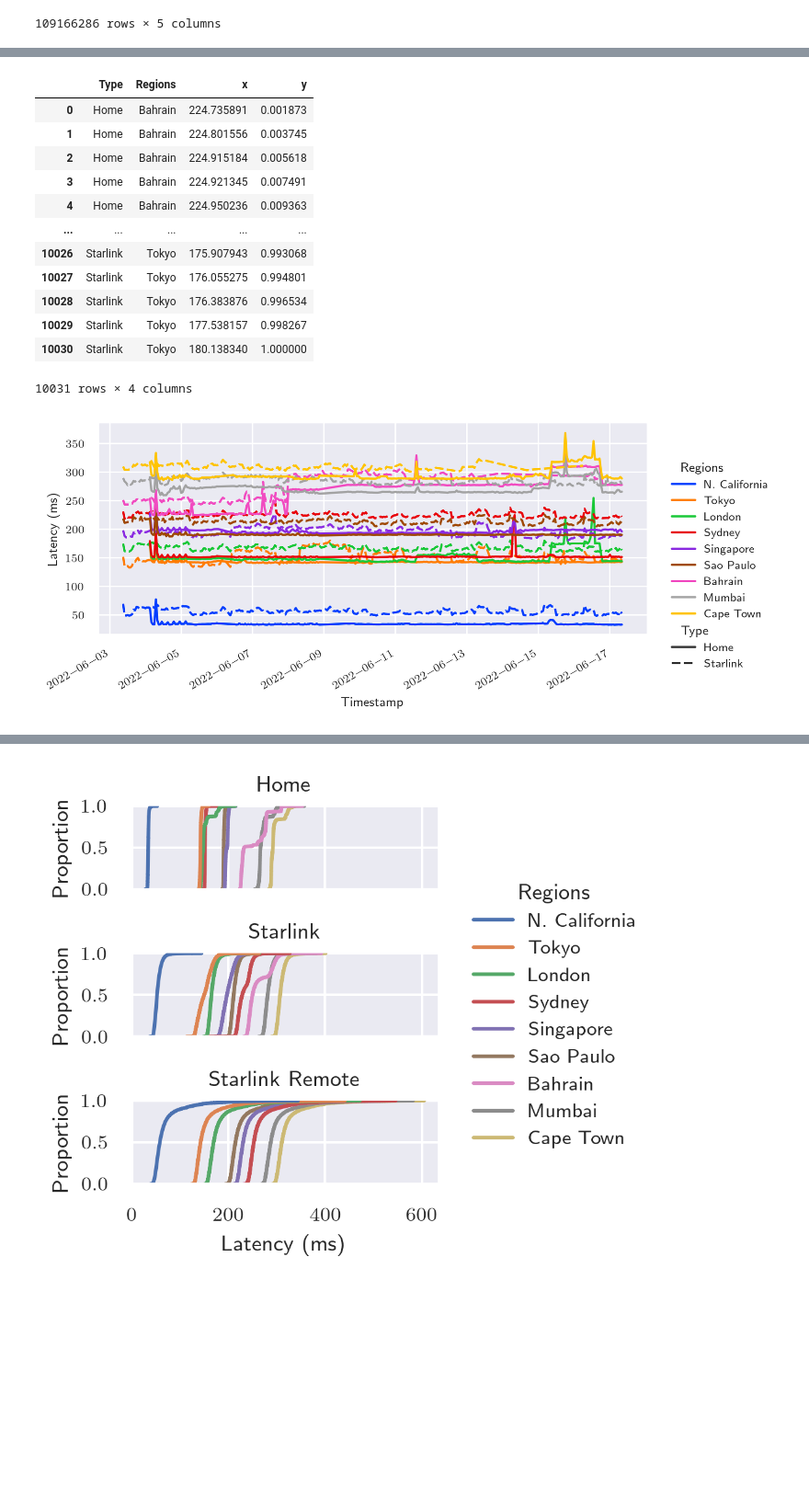
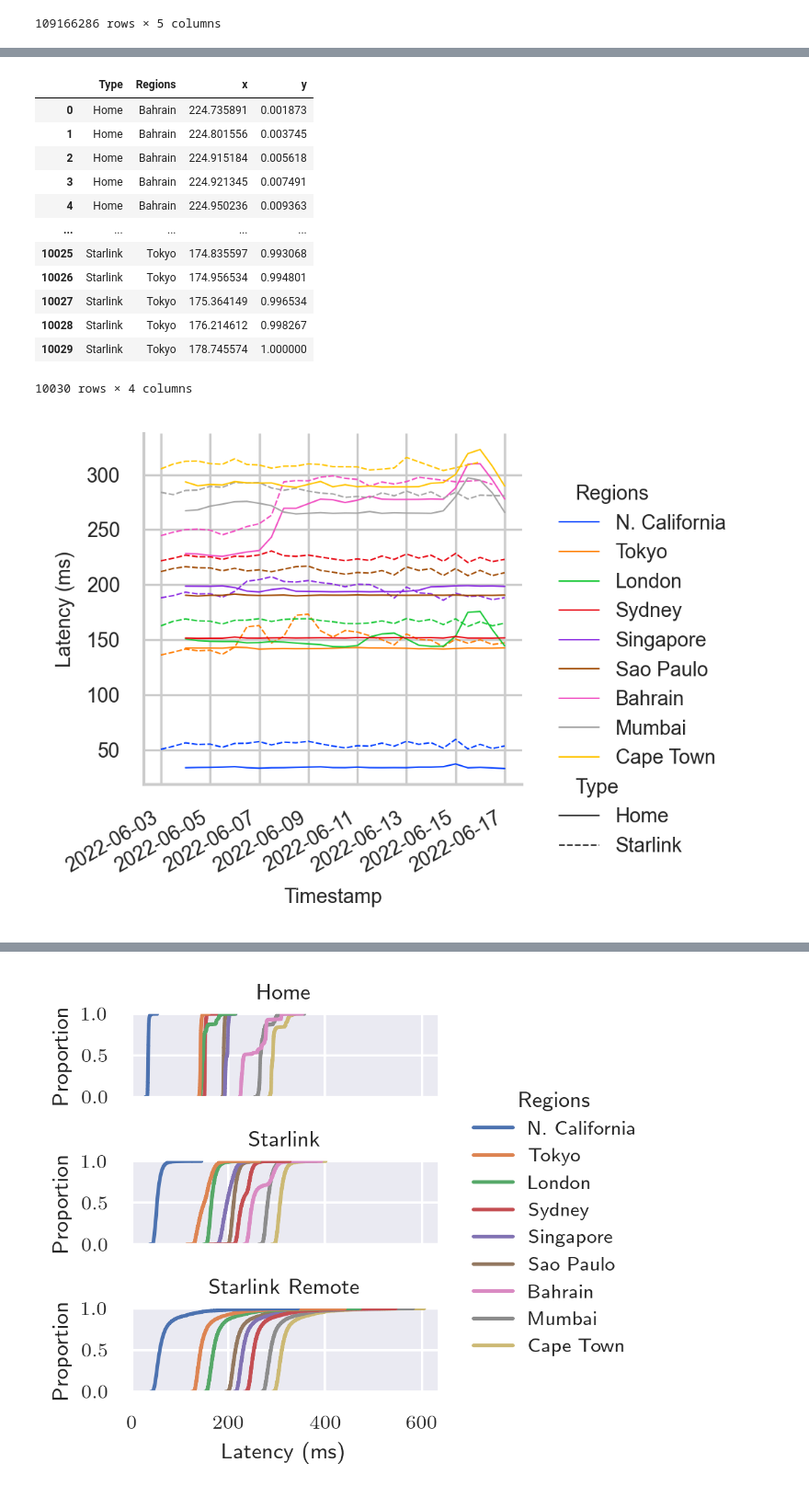
Before and after one commit to Starlink-Measurement/starlink-plot, a Jupyter notebook: plot_ping.ipynb, the cells around one changed output, grey strips where cells are left out. Shown at 92% size. Saved outputs shown, nothing was run; the diff lists cells and outputs as text; code cells hidden in the pictures; blank space fills up the shorter version.

Commit message:
Update plots to look better for a scientific paper

```diff
--- a/plot_ping.ipynb
+++ b/plot_ping.ipynb
@@ -65,13 +76,13 @@ src_dirs
 # %%
-plot_params = common.plot_params
+plot_params = common.plot_params.copy()
 plot_params['figure.figsize'] = (7.16, 4)
 plot_params['figure.dpi'] = 300
 #matplotlib.rcParams.update(plot_params)
 
-sns_params = common.sns_params
+sns_params = common.sns_params.copy()
 sns_params['figure.figsize'] = (7.16, 4)
 sns_params['figure.dpi'] = 300
-#sns_params['patch.edgecolor'] = 'black'
+sns_params['patch.edgecolor'] = 'black'
 sns.set_theme("paper", style='whitegrid', rc=sns_params, color_codes=True, palette='bright')
 #sns.set_context("paper", rc=sns_params)
 #sns.set(rc=sns_params)
@@ -224,7 +235,7 @@ dtype: object
 #df_processed = df.loc['2022-05-13 07:13:50':'2022-05-13 7:14:18']
 #df_processed = df.loc['2022-06-05':'2022-06-05 01']
 
-df_processed = df_combined.groupby([N_OUTLIERS, N_TYPE, N_REGIONS]).resample('15S', on=N_TIMESTAMP).mean()
+df_processed = df_old.groupby([N_OUTLIERS, N_TYPE, N_REGIONS]).resample('12H', on=N_TIMESTAMP).mean()
 df_processed = df_processed.drop(N_OUTLIERS, axis=1).reset_index().dropna()
 #df_processed.to_csv('output/out.csv')
 df_processed
@@ -247,7 +258,7 @@ df_regs_interp = df_processed.interpolate(method='linear')
 #df_regs_interp = df_regs_interp.apply(lambda x: savgol_filter(x,41,1))
 df_regs_interp
 # %%
-df_cdf = df_processed.groupby([N_TYPE, N_REGIONS])[N_LATENCY].apply(ecdf, False)
+df_cdf = df_processed[df_processed[N_OUTLIERS] == False].groupby([N_TYPE, N_REGIONS])[N_LATENCY].apply(ecdf, False)
 #df_cdf = df_processed.value_counts().sort_index().cumsum() * 1./len(df_processed)
 df_cdf = df_cdf.reset_index().drop('level_2', axis=1)
 df_cdf
@@ -259,12 +270,12 @@ df_cdf
 | 3 | Home | Bahrain | 224.921345 | 0.007491 |
 | 4 | Home | Bahrain | 224.950236 | 0.009363 |
 | ... | ... | ... | ... | ... |
-| 10026 | Starlink | Tokyo | 175.907943 | 0.993068 |
-| 10027 | Starlink | Tokyo | 176.055275 | 0.994801 |
-| 10028 | Starlink | Tokyo | 176.383876 | 0.996534 |
-| 10029 | Starlink | Tokyo | 177.538157 | 0.998267 |
-| 10030 | Starlink | Tokyo | 180.138340 | 1.000000 |
+| 10025 | Starlink | Tokyo | 174.835597 | 0.993068 |
+| 10026 | Starlink | Tokyo | 174.956534 | 0.994801 |
+| 10027 | Starlink | Tokyo | 175.364149 | 0.996534 |
+| 10028 | Starlink | Tokyo | 176.214612 | 0.998267 |
+| 10029 | Starlink | Tokyo | 178.745574 | 1.000000 |
-10031 rows × 4 columns
+10030 rows × 4 columns
 # %%
 #df_pivot = df_unstacked.pivot_table(index=[N_REGIONS, 'timestamp'], columns='type', values='latency')
 #print(df_pivot.head())
@@ -278,19 +289,20 @@ g.tight_layout()
 # %%
 #fig, ax = plt.subplots(figsize=(7.16,4), dpi=100)
 #fig, ax = plt.subplots(figsize=(20,10))
 # 6.09 for full size, 2.5 for half size
 
 df_time = df_processed.set_index(N_TIMESTAMP)['2022-06-03':].reset_index()
 
 g_time = sns.relplot(data=df_time[df_time[N_OUTLIERS] == False],
                      x=N_TIMESTAMP, y=N_LATENCY,
                      hue_order=REGION_ORDER,
-                     height=3, aspect=2.03,
+                     height=2.5, aspect=1,
                      kind='line',
                      palette='bright',
                      hue=N_REGIONS, style=N_TYPE)
+
+
 g_time.figure.autofmt_xdate()
-ax.set_ylabel('Latency (ms)')
 g_time.tight_layout()
 # %% [output]
-[figure, old version]
+[figure, new version]
```
Also changed, not shown: parts of 18 cells of this notebook, 3 other files.
